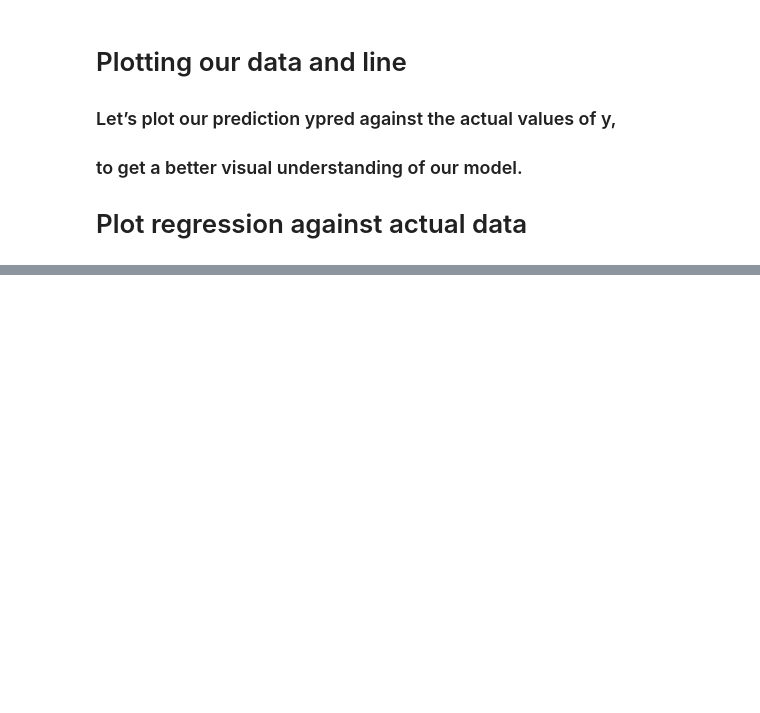
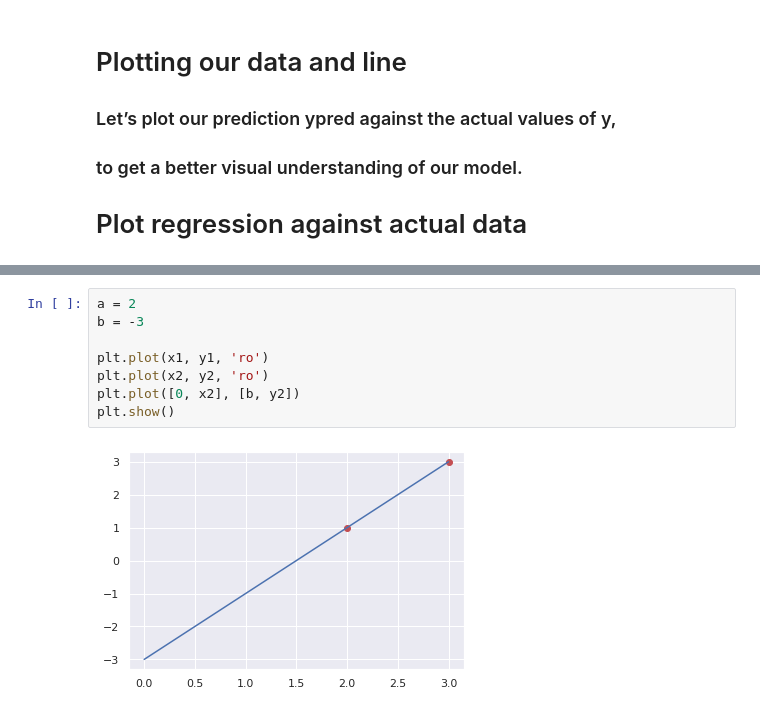
Before and after one commit to thegrouch4413/Predictive-Analysis, a Jupyter notebook: Basic_Regression.ipynb, the cells around one changed output, grey strips where cells are left out. Cells and saved outputs as stored; diff of their text form; blank space fills up the shorter version.

```diff
--- a/Basic_Regression.ipynb
+++ b/Basic_Regression.ipynb
@@ -105,0 +149,10 @@ Text(0, 0.5, 'y')
+# %%
+a = 2
+b = -3
+
+plt.plot(x1, y1, 'ro')
+plt.plot(x2, y2, 'ro')
+plt.plot([0, x2], [b, y2])
+plt.show()
+# %% [output]
+[figure, added]
```
Also changed, not shown: parts of 41 cells of this notebook.
